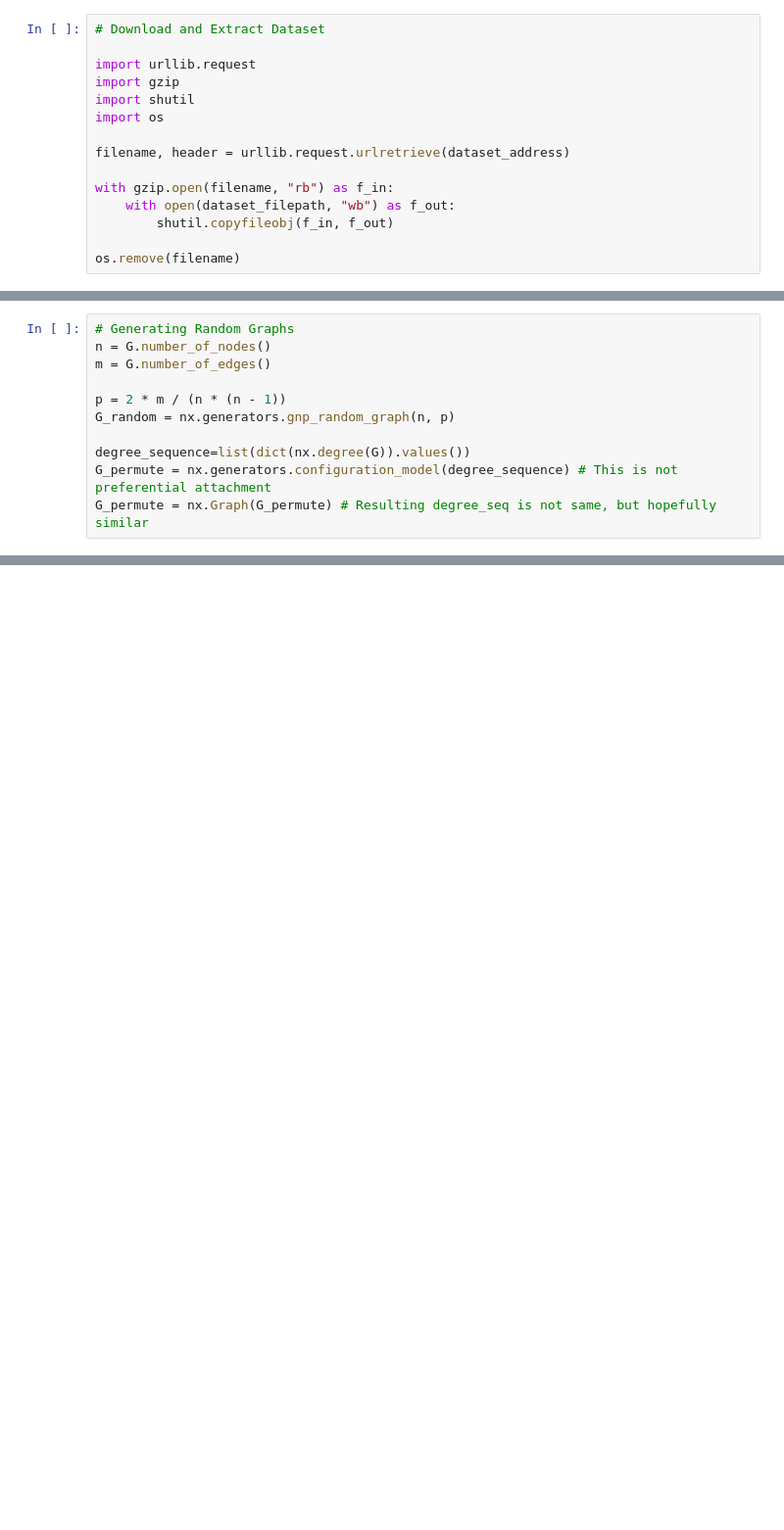
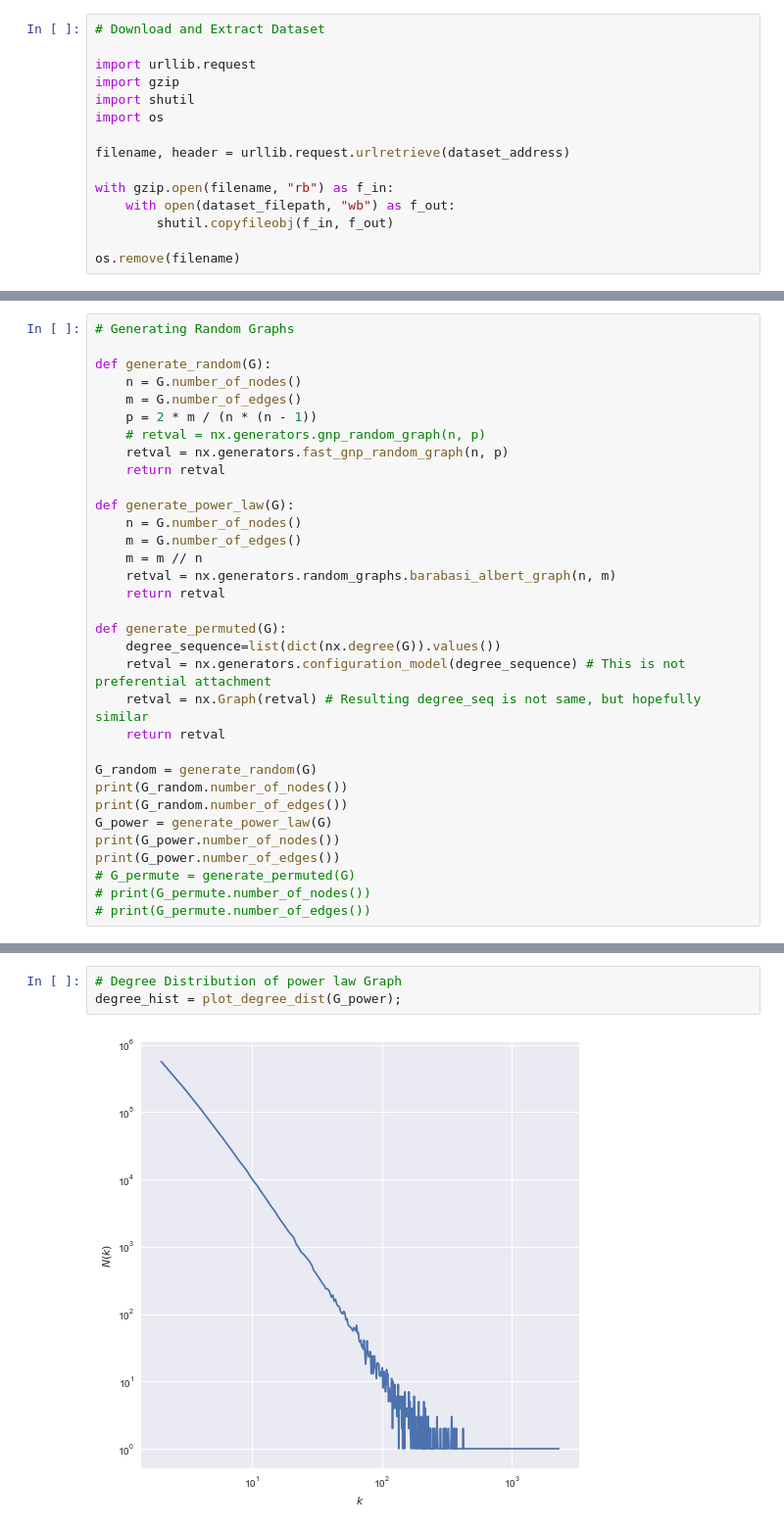
Before and after one commit to Shathra/topological-mining-of-graphs, a Jupyter notebook: email-eu-core.ipynb, the cells around one changed output, grey strips where cells are left out. Shown at 98% size. Saved outputs shown, nothing was run; the diff lists cells and outputs as text; blank space fills up the shorter version.

```diff
--- a/email-eu-core.ipynb
+++ b/email-eu-core.ipynb
@@ -98,11 +100,33 @@ plot_cc_dist(G, degree_hist)
 # %%
 # Generating Random Graphs
-n = G.number_of_nodes()
-m = G.number_of_edges()
 
-p = 2 * m / (n * (n - 1))
-G_random = nx.generators.gnp_random_graph(n, p)
+def generate_random(G):
+    n = G.number_of_nodes()
+    m = G.number_of_edges()
+    p = 2 * m / (n * (n - 1))
+    # retval = nx.generators.gnp_random_graph(n, p)
+    retval = nx.generators.fast_gnp_random_graph(n, p)
+    return retval
 
-degree_sequence=list(dict(nx.degree(G)).values())
-G_permute = nx.generators.configuration_model(degree_sequence) # This is not preferential attachment
-G_permute = nx.Graph(G_permute) # Resulting degree_seq is not same, but hopefully similar
+def generate_power_law(G):
+    n = G.number_of_nodes()
+    m = G.number_of_edges()
+    m = m // n
+    retval = nx.generators.random_graphs.barabasi_albert_graph(n, m)
+    return retval
+
+def generate_permuted(G):
+    degree_sequence=list(dict(nx.degree(G)).values())
+    retval = nx.generators.configuration_model(degree_sequence) # This is not preferential attachment
+    retval = nx.Graph(retval) # Resulting degree_seq is not same, but hopefully similar
+    return retval
+
+G_random = generate_random(G)
+print(G_random.number_of_nodes())
+print(G_random.number_of_edges())
+G_power = generate_power_law(G)
+print(G_power.number_of_nodes())
+print(G_power.number_of_edges())
+# G_permute = generate_permuted(G)
+# print(G_permute.number_of_nodes())
+# print(G_permute.number_of_edges())
@@ -132,0 +153,5 @@ plot_cc_dist(G_permute, degree_hist)
+# %%
+# Degree Distribution of power law Graph
+degree_hist = plot_degree_dist(G_power);
+# %% [output]
+[figure, added]
```
Also changed, not shown: parts of 12 cells of this notebook, 12 other files.
